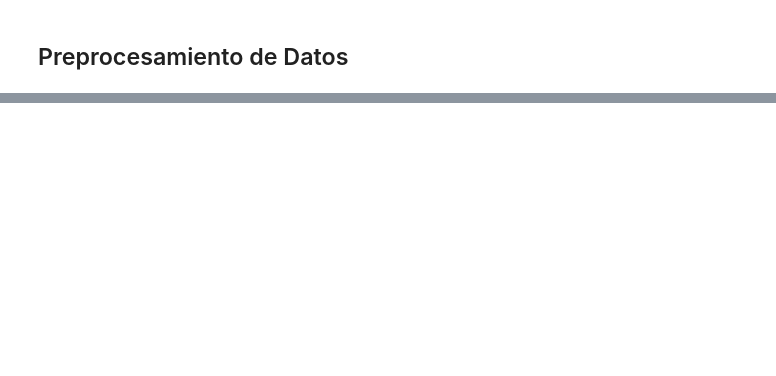
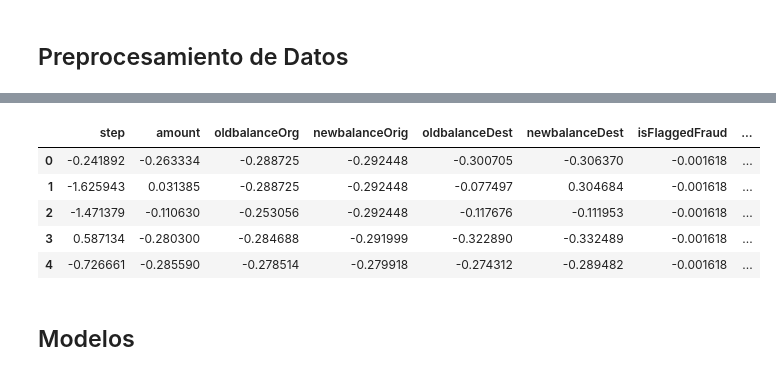
Before and after one commit to Hector242/aprendizaje_maquina_I, a Jupyter notebook: PrimerTp/tp1/fraud_detection.ipynb, the cells around one changed output, grey strips where cells are left out. Cells and saved outputs as stored; diff of their text form; code cells hidden in the pictures; blank space fills up the shorter version.

Commit message:
feat: data processing done tp1

```diff
--- a/PrimerTp/tp1/fraud_detection.ipynb
+++ b/PrimerTp/tp1/fraud_detection.ipynb
@@ -124,0 +166,16 @@ from sklearn.model_selection import train_test_split
+# %%
+# Tratamos las variables categoricas.
+X_train_cat = X_train.select_dtypes(include='object')
+X_test_cat = X_train.select_dtypes(include='object')
+
+encoded = OneHotEncoder()
+X_train_encod = encoded.fit_transform(X_train_cat)
+X_test_encod = encoded.fit_transform(X_test_cat)
+
+# Volvemos a formar los dataframes, ya que, al encodearlos quedan como arreglos
+X_train_encoded = pd.DataFrame(X_train_encod)
+X_test_encoded = pd.DataFrame(X_test_encod)
+# %%
+#  Vemos los datos de X_train sin escalar
+num_X_train = X_train.select_dtypes(include='number') #Tomamos todos los dtype number
+num_X_train.var(ddof=0)
@@ -124,0 +204,9 @@ from sklearn.model_selection import train_test_split
+# %%
+# Datos escalados
+scale = StandardScaler()
+X_train_scaled = scale.fit_transform(num_X_train)#Escalamos los datos tipo number
+X_test_scaled = scale.fit_transform(num_X_test)
+
+# Volvemos a formar los dataframes, ya que, al escalarlo quedan como arreglos
+X_train_scaled = pd.DataFrame(X_train_scaled, columns=num_X_train.columns)
+X_test_scaled = pd.DataFrame(X_test_scaled, columns=num_X_test.columns)
@@ -124,0 +235,15 @@ from sklearn.model_selection import train_test_split
+# %%
+# Unimos de vuelta el dataset con los datos escalados y encodeados
+X_train = pd.concat([X_train_scaled, X_train_encoded], axis=1)
+X_test = pd.concat([X_test_scaled, X_test_encoded], axis=1)
+# %%
+X_train.head()
+# %% [output]
+|  | step | amount | oldbalanceOrg | newbalanceOrig | oldbalanceDest | newbalanceDest | isFlaggedFraud | ... |
+| 0 | -0.241892 | -0.263334 | -0.288725 | -0.292448 | -0.300705 | -0.306370 | -0.001618 | ... |
+| 1 | -1.625943 | 0.031385 | -0.288725 | -0.292448 | -0.077497 | 0.304684 | -0.001618 | ... |
+| 2 | -1.471379 | -0.110630 | -0.253056 | -0.292448 | -0.117676 | -0.111953 | -0.001618 | ... |
+| 3 | 0.587134 | -0.280300 | -0.284688 | -0.291999 | -0.322890 | -0.332489 | -0.001618 | ... |
+| 4 | -0.726661 | -0.285590 | -0.278514 | -0.279918 | -0.274312 | -0.289482 | -0.001618 | ... |
+# %% [markdown]
+## Modelos
```
Also changed, not shown: parts of 13 cells of this notebook.
